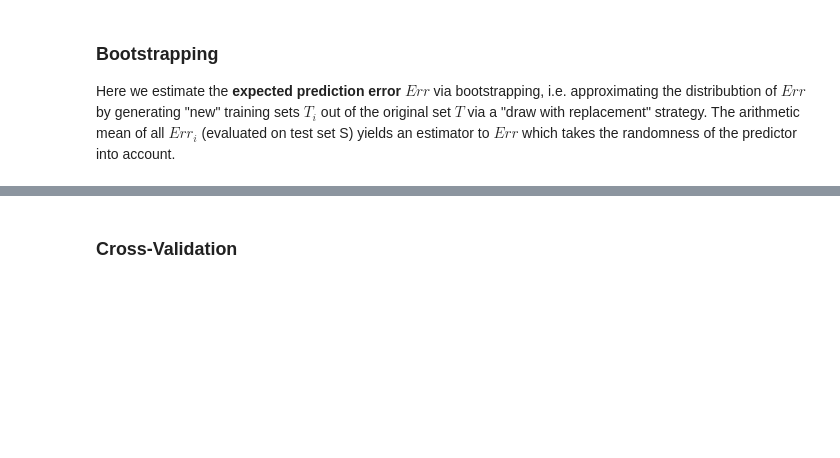
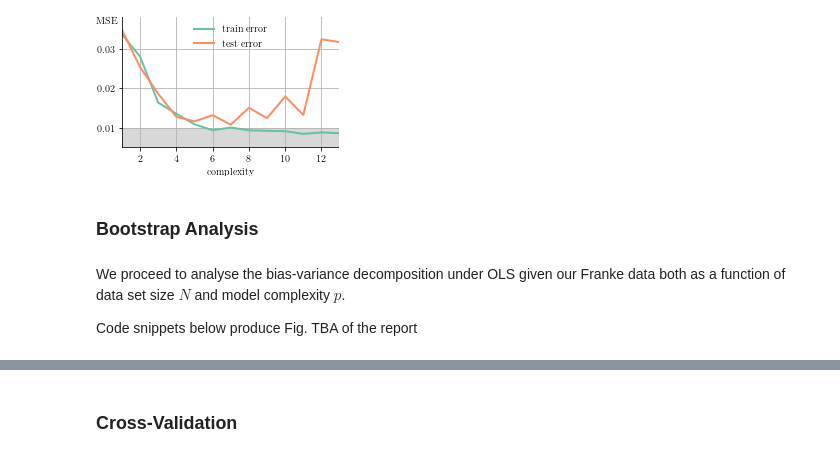
Before and after one commit to timzimm/CompSci, a Jupyter notebook: 01_regression_resampling/src/01_ordinary_least_square.ipynb, the cells around one changed output, grey strips where cells are left out. Cells and saved outputs as stored; diff of their text form; code cells hidden in the pictures; blank space fills up the shorter version.

```diff
--- a/01_regression_resampling/src/01_ordinary_least_square.ipynb
+++ b/01_regression_resampling/src/01_ordinary_least_square.ipynb
@@ -77,27 +60,18 @@ A naive, first attempt follows from evaluating the MSE of a particular trained p
 # %%
-# Data generation
-N = 600
-x,y,z = random_x_y_franke(N)
-complexity = np.arange(1,11)
+complexity = np.arange(1,14)
 mse_train = []
 mse_test = []
 
+# By using our own pipeline, we absorb the standardization step
+# (learned from the trainings data only!)
+# into the fit() and predict() step of the Predictor (here OLS).
 ols = Pipeline([Standardization(), OrdinaryLeastSquare()])
 
 for p in complexity:
     X = generate_design_matrix(x, y, p)
-    # Note: we disable shuffling as we want to fit different models to the same training data
-    X_train, X_test, y_train, y_test = train_test_split(X,z,test_size=0.25,shuffle=False)
+    X_train, X_test, y_train, y_test = train_test_split(X,z,test_size=0.25)
 
     ols.fit(X_train,y_train)
 
     mse_test.append(mse(y_test, ols.predict(X_test)))
     mse_train.append(mse(y_train, ols.predict(X_train)))
-
-fig, ax = plt.subplots()
-ax.plot(complexity, mse_train, label="train error")
-ax.plot(complexity, mse_test, label="test error")
-ax.set(xlabel="complexity", ylabel="MSE")
-ax.legend(*ax.get_legend_handles_labels())
-ax.set_xlim([complexity[0],complexity[-1]])
-plt.show()
@@ -112,4 +78,30 @@ Resampling methods such as bootstrapping and cross validation address both short
-# %% [markdown]
-### Bootstrapping
-
-Here we estimate the **expected prediction error** $Err$ via bootstrapping, i.e. approximating the distribubtion of $Err$ by generating "new" training sets $T_i$ out of the original set $T$ via a "draw with replacement" strategy. The arithmetic mean of all $Err_i$ (evaluated on test set S) yields an estimator to $Err$ which takes the randomness of the predictor into account.
+# %%
+sns.set_palette("Set2",8)
+size = (3.9, 0.618 * 3.9) if save else (10,6)
+
+fig, ax = plt.subplots(figsize=size)
+ax.plot(complexity, mse_train, label="train error")
+ax.plot(complexity, mse_test, label="test error")
+ax.fill_between(complexity, sigma**2, 0.005, alpha=.3, linewidth=0, color="gray")
+
+ax.set_xlabel("complexity")
+ax.set_ylabel("MSE", rotation=0)
+ax.yaxis.set_label_coords(-0.07,0.93)
+ax.legend(*ax.get_legend_handles_labels(), loc=0)
+ax.set_xlim([complexity[0],complexity[-1]])
+ax.set_ylim([0.005,1.1*max(np.max(mse_test), np.max(mse_train))])
+ax.xaxis.set_major_locator(MaxNLocator(integer=True))
+ax.grid(True)
+
+if save:
+    fig.savefig(save_dir + "train_test_error.pdf",bbox_inches="tight",pad_inches = 0)
+else:
+    plt.show()
+# %% [output]
+[figure, added]
+# %% [markdown]
+### Bootstrap Analysis
+# %% [markdown]
+We proceed to analyse the bias-variance decomposition under OLS given our Franke data both as a function of data set size $N$ and model complexity $p$.
+
+Code snippets below produce Fig. TBA of the report
```
Also changed, not shown: parts of 39 cells of this notebook, 5 other files.
